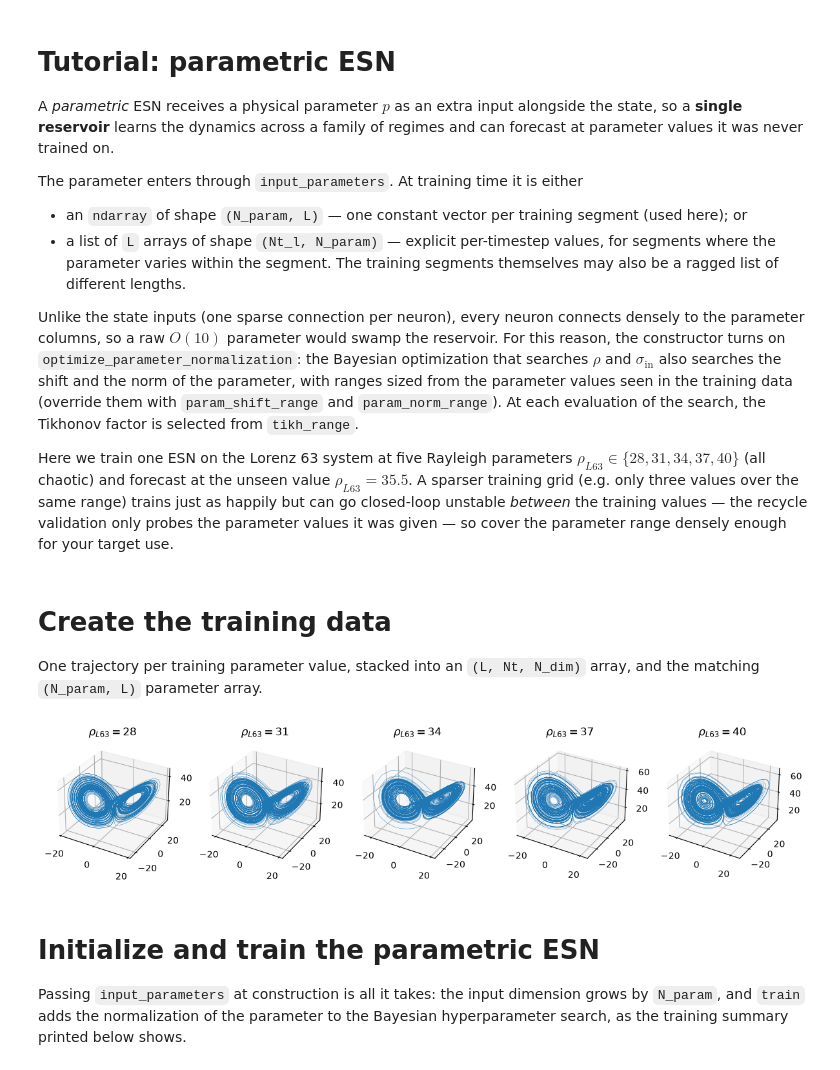
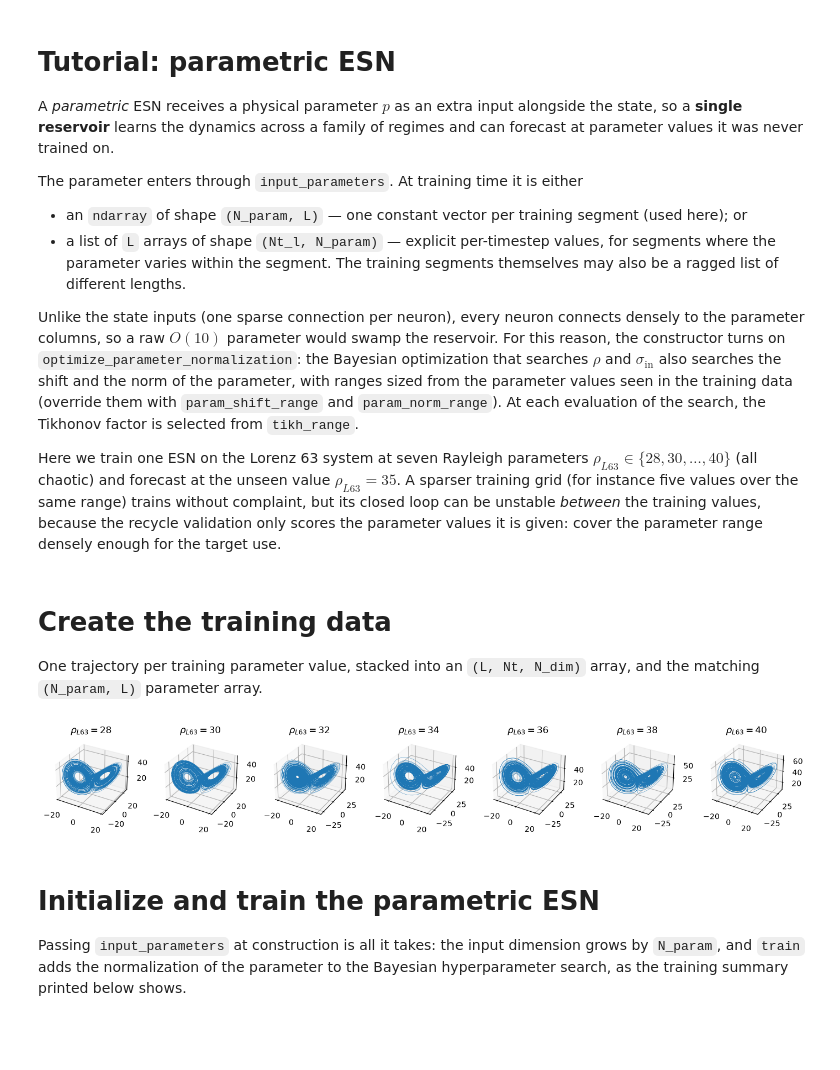
Before and after one commit to andreanovoa/EchoStateNetwork, a Jupyter notebook: tutorials/02_parametric_esn.ipynb, the cells around one changed output. Saved outputs shown, nothing was run; the diff lists cells and outputs as text; code cells hidden in the pictures; blank space fills up the shorter version.

```diff
--- a/tutorials/02_parametric_esn.ipynb
+++ b/tutorials/02_parametric_esn.ipynb
@@ -22,12 +22,13 @@ parameter, with ranges sized from the parameter values seen in the training data
 (override them with `param_shift_range` and `param_norm_range`). At each
 evaluation of the search, the Tikhonov factor is selected from `tikh_range`.
 
-Here we train one ESN on the Lorenz 63 system at five Rayleigh parameters
-$\rho_{L63} \in \{28, 31, 34, 37, 40\}$ (all chaotic) and forecast at the unseen
-value $\rho_{L63} = 35.5$. A sparser training grid (e.g. only three values over
-the same range) trains just as happily but can go closed-loop unstable *between*
-the training values — the recycle validation only probes the parameter values it
-was given — so cover the parameter range densely enough for your target use.
+Here we train one ESN on the Lorenz 63 system at seven Rayleigh parameters
+$\rho_{L63} \in \{28, 30, \dots, 40\}$ (all chaotic) and forecast at the unseen
+value $\rho_{L63} = 35$. A sparser training grid (for instance five values over
+the same range) trains without complaint, but its closed loop can be unstable
+*between* the training values, because the recycle validation only scores the
+parameter values it is given: cover the parameter range densely enough for the
+target use.
 # %%
 import matplotlib.pyplot as plt
 import numpy as np
@@ -63,26 +64,26 @@ def lorenz63_dataset(num_lyap_times=300, dt=0.02, noise_level=0.02, seed=0,
 One trajectory per training parameter value, stacked into an
 `(L, Nt, N_dim)` array, and the matching `(N_param, L)` parameter array.
 # %%
-rho_train = np.array([28., 31., 34., 37., 40.])
+rho_train = np.arange(28., 40.1, 2.)                          # 28, 30, ..., 40
 
 datasets = [lorenz63_dataset(rho=rho_i, num_lyap_times=100, seed=i)
             for i, rho_i in enumerate(rho_train)]
 
 train_data = np.stack([ds['noisy_data'] for ds in datasets])   # (L, Nt, N_dim)
 input_parameters = rho_train[np.newaxis, :]                    # (N_param=1, L)
 
 N_lyap = datasets[0]['N_lyap']
 t = datasets[0]['t']
 dt = t[1] - t[0]
 t_lyap = N_lyap * dt
 
-fig, axs = plt.subplots(1, len(rho_train), figsize=(12, 3),
+fig, axs = plt.subplots(1, len(rho_train), figsize=(14, 2.8),
                         subplot_kw=dict(projection='3d'), layout='tight')
 for ax, ds, rho_i in zip(axs, datasets, rho_train):
     ax.plot(*ds['clean_data'].T, lw=0.3)
     ax.set(title=f'$\\rho_{{L63}} = {rho_i:g}$')
 # %% [output]
-[figure, old version]
+[figure, new version]
 # %% [markdown]
 # Initialize and train the parametric ESN
 
```
Also changed, not shown: parts of 5 cells of this notebook.
